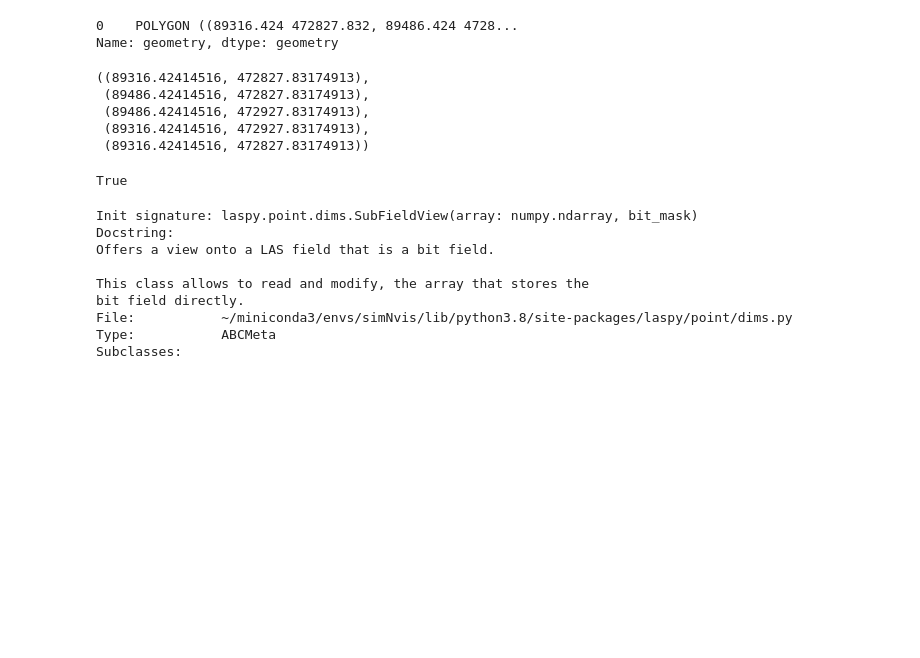
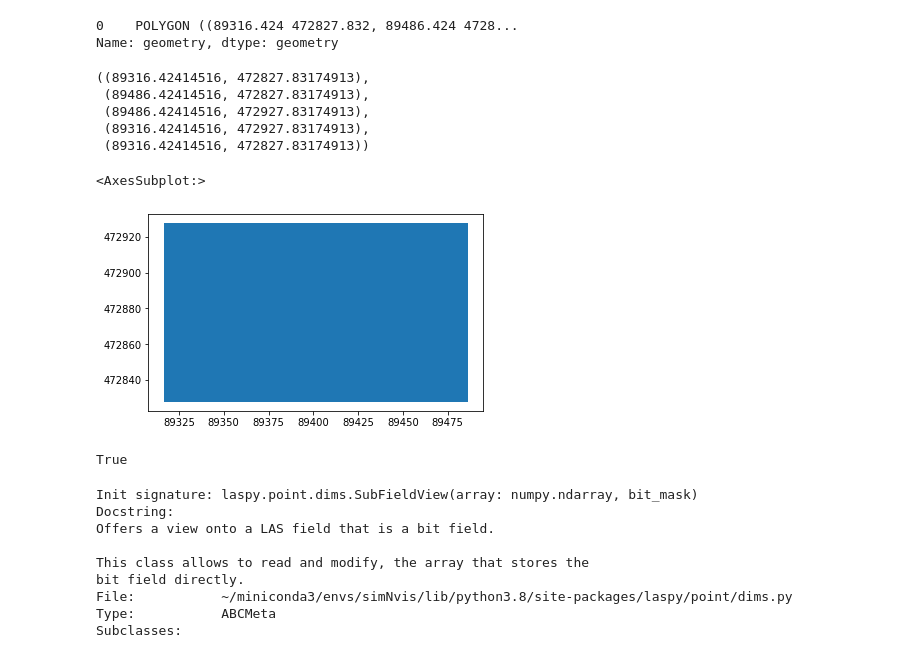
Before and after one commit to pratyush1611/CIE4604_Assignment4, a Jupyter notebook: a4_ml_laspy.ipynb, the cells around one changed output. Drawn from its saved outputs; the diff is of its cells as text; code cells hidden in the pictures; blank space fills up the shorter version.

```diff
--- a/a4_ml_laspy.ipynb
+++ b/a4_ml_laspy.ipynb
@@ -343,6 +388,11 @@ Name: geometry, dtype: geometry
  (89486.42414516, 472927.83174913),
  (89316.42414516, 472927.83174913),
  (89316.42414516, 472827.83174913))
+# %%
+polygon.plot()
+# %% [output]
+<AxesSubplot:>
+[figure, added]
 # %%
 np.array(las_df.overlap[0])
 
```
Also changed, not shown: parts of 11 cells of this notebook.
